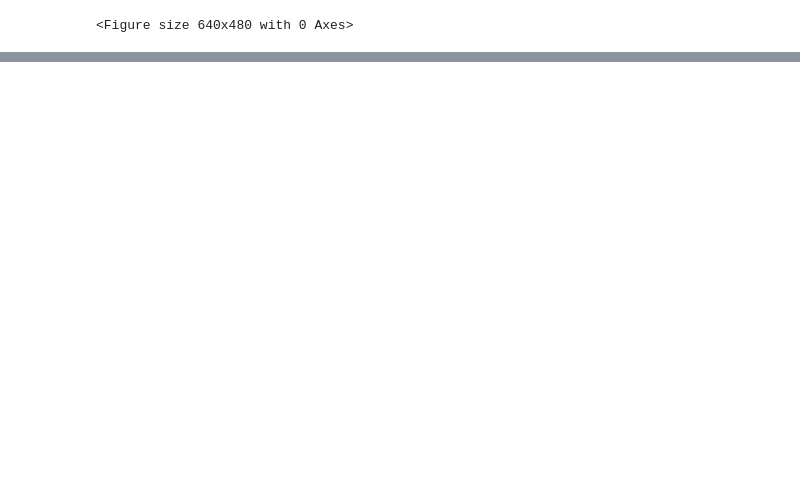
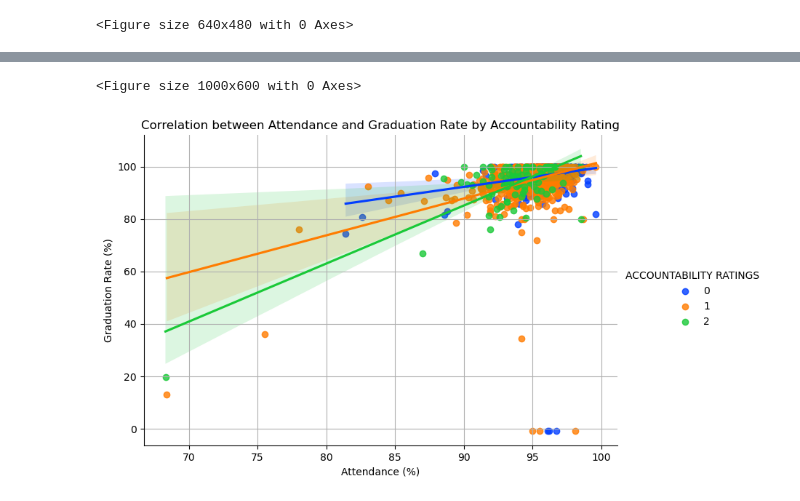
Before and after one commit to Amarilli/Texas-Education-and-Accountability-Rating-a-Machine-Learning-Model, a Jupyter notebook: NNDistrict.ipynb, the cells around one changed output, grey strips where cells are left out. Drawn from its saved outputs; the diff is of its cells as text; code cells hidden in the pictures; blank space fills up the shorter version.

```diff
--- a/NNDistrict.ipynb
+++ b/NNDistrict.ipynb
@@ -539,0 +582,13 @@ plt.savefig('heatmap.png')
+# %%
+# Create a scatter plot with a regression line
+plt.figure(figsize=(10, 6))
+sns.lmplot(x='ATTENDANCE', y='GRADUATION RATE', data=completedf, hue='ACCOUNTABILITY RATINGS', palette='bright', aspect=1.5)
+
+plt.title('Correlation between Attendance and Graduation Rate by Accountability Rating')
+plt.xlabel('Attendance (%)')
+plt.ylabel('Graduation Rate (%)')
+plt.grid(True)
+plt.show()
+# %% [output]
+<Figure size 1000x600 with 0 Axes>
+[figure, added]
```
Also changed, not shown: parts of 17 cells of this notebook, 10 other files.
